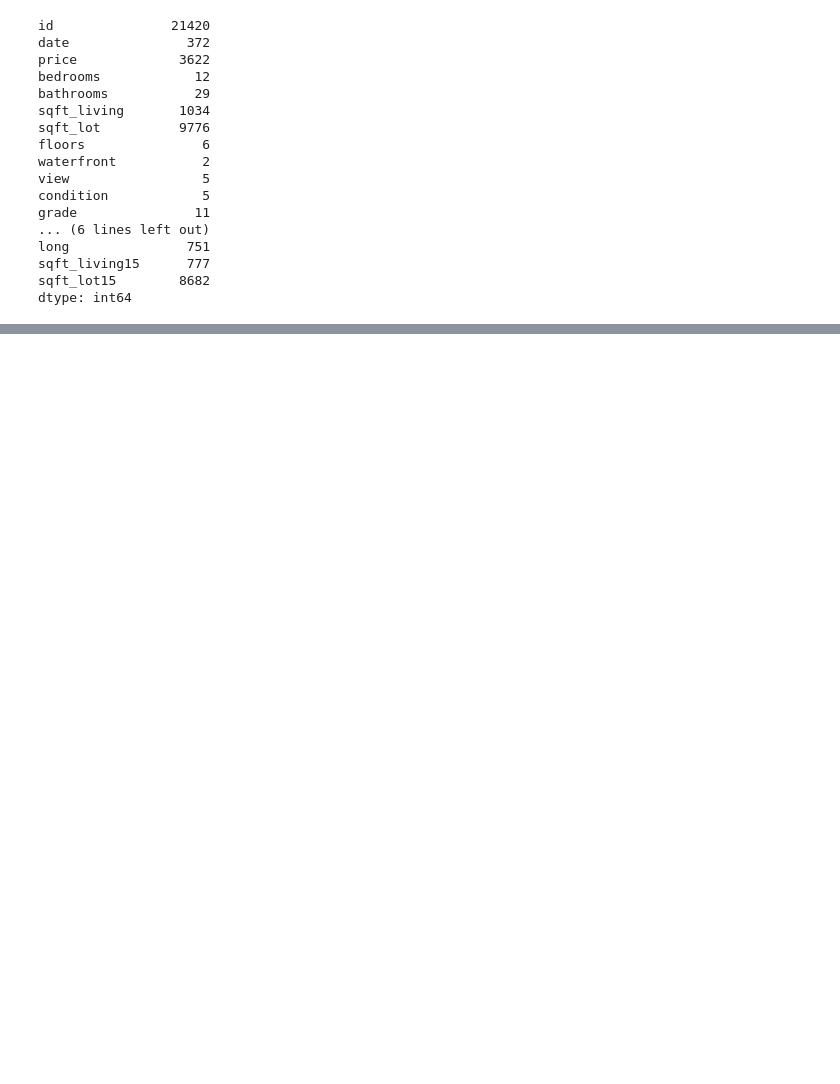
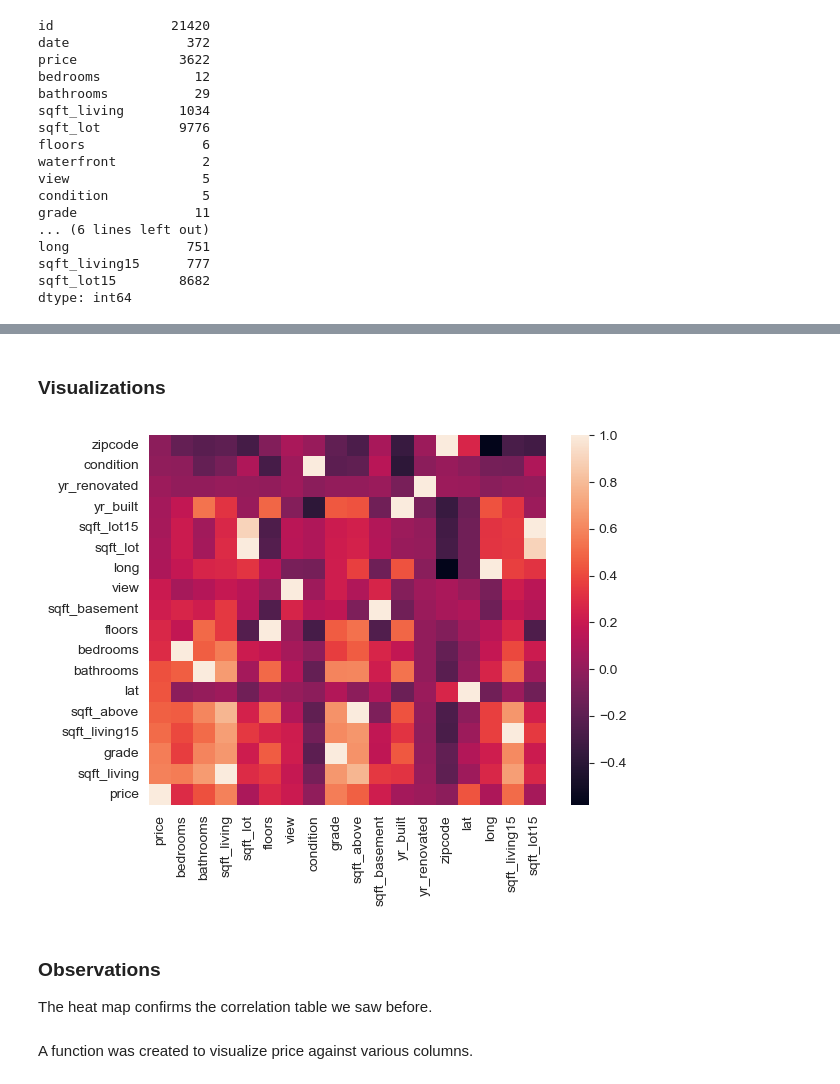
Before and after one commit to bizzfuzz/dsc-phase-2, a Jupyter notebook: student.ipynb, the cells around one changed output, grey strips where cells are left out. Drawn from its saved outputs; the diff is of its cells as text; code cells hidden in the pictures; blank space fills up the shorter version.

```diff
--- a/student.ipynb
+++ b/student.ipynb
@@ -187,0 +363,6 @@ The dataset exhibits substantial diversity across various property attributes, i
+# %%
+#Dropping the waterfront column since it contains missing values
+house_data.drop('waterfront', axis=1, inplace=True)
+
+# Verify the changes
+print(house_data.info())
@@ -187,0 +429,17 @@ The dataset exhibits substantial diversity across various property attributes, i
+# %%
+def replace_outliers_with_mean(df, threshold=1.5):
+    for column in df.columns:
+        if df[column].dtype in ['int64', 'float64']:
+            Q1 = df[column].quantile(0.25)
+            Q3 = df[column].quantile(0.75)
+            IQR = Q3 - Q1
+            lower_bound = Q1 - threshold * IQR
+            upper_bound = Q3 + threshold * IQR
+
+            # Replace outliers with the mean
+            outlier_indices = (df[column] < lower_bound) | (df[column] > upper_bound)
+            df.loc[outlier_indices, column] = df[column].mean()
+    return df
+
+house_data_cleaned = replace_outliers_with_mean(house_data, threshold=1.5)
+print(house_data.info())
@@ -187,0 +468,7 @@ The dataset exhibits substantial diversity across various property attributes, i
+# %%
+eda_df = house_data_cleaned.copy()
+eda_df.drop("date", axis=1, inplace=True)
+eda_df.drop("id", axis=1, inplace=True)
+eda_df.price = eda_df.price / 1000
+eda_df.sqft_basement = eda_df.sqft_basement.apply(lambda x : 0 if x == "?" else x)
+eda_df.head()
@@ -187,0 +498,3 @@ The dataset exhibits substantial diversity across various property attributes, i
+# %%
+eda_df.grade = eda_df.grade.apply(lambda x : x.split(" ")[0].strip())
+eda_df.grade.value_counts()
@@ -187,0 +590,17 @@ The dataset exhibits substantial diversity across various property attributes, i
+# %% [markdown]
+### Visualizations
+# %%
+import seaborn as sns
+
+sns.set_style("darkgrid")
+
+corr_matrix = eda_df.corr().sort_values("price")
+sns.heatmap(corr_matrix);
+# %% [output]
+[figure, added]
+# %% [markdown]
+### Observations
+
+The heat map confirms the correlation table we saw before.
+# %% [markdown]
+A function was created to visualize price against various columns.
```
Also changed, not shown: parts of 86 cells of this notebook.
